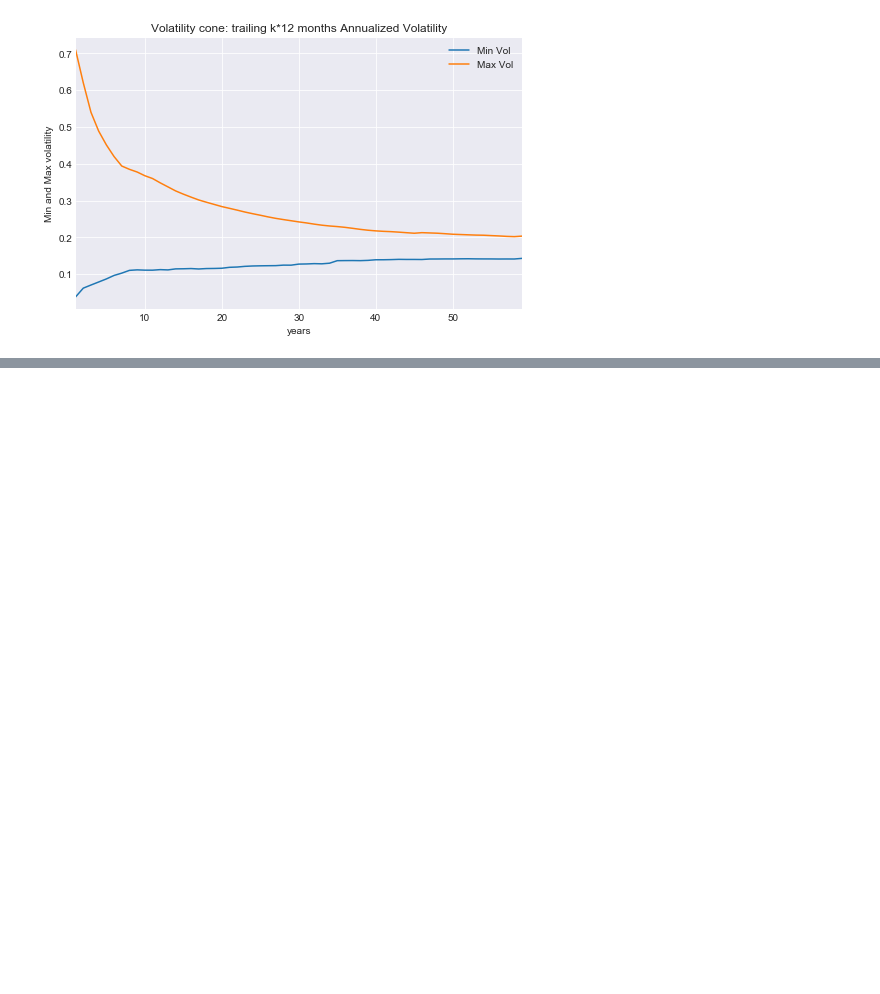
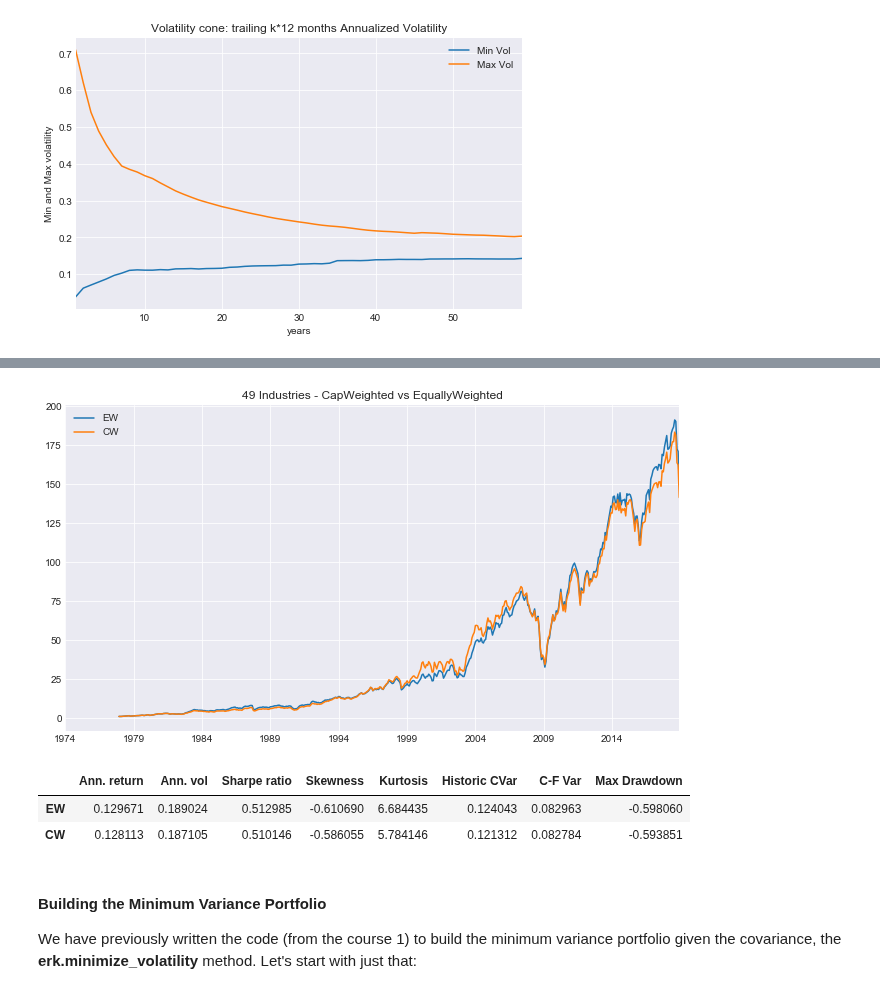
Before and after one commit to z4ir3/finance-courses, a Jupyter notebook: course_2_advanced_portfolio_construction_and_analysis_with_python/week-2.ipynb, the cells around one changed output, grey strips where cells are left out. Cells and saved outputs as stored; diff of their text form; code cells hidden in the pictures; blank space fills up the shorter version.

```diff
--- a/course_2_advanced_portfolio_construction_and_analysis_with_python/week-2.ipynb
+++ b/course_2_advanced_portfolio_construction_and_analysis_with_python/week-2.ipynb
@@ -316,0 +365,26 @@ We then try to address the stationarity risk, i.e., the fact that **risk paramet
+# %%
+nind = 49
+ind_rets = erk.get_ind_file(filetype="rets", nind=nind, ew=True)["1974":]
+ind_mcap = erk.get_ind_market_caps(nind=nind, weights=True)["1974":]
+# %%
+window  = 4*12
+ew_rets = erk.backtest_weight_scheme(ind_rets, window=window, weight_scheme=erk.weight_ew)
+cw_rets = erk.backtest_weight_scheme(ind_rets, window=window, weight_scheme=erk.weight_cw, cap_ws=ind_mcap)
+
+bt_rets   = pd.DataFrame({"EW": ew_rets, "CW": cw_rets})
+bt_growth = (1 + bt_rets).cumprod()
+bt_growth.plot(grid=True, figsize=(11,6), title="{} Industries - CapWeighted vs EquallyWeighted".format(nind))
+plt.show()
+# %% [output]
+[figure, added]
+# %%
+erk.summary_stats( bt_rets.dropna() )
+# %% [output]
+|  | Ann. return | Ann. vol | Sharpe ratio | Skewness | Kurtosis | Historic CVar | C-F Var | Max Drawdown |
+| EW | 0.129671 | 0.189024 | 0.512985 | -0.610690 | 6.684435 | 0.124043 | 0.082963 | -0.598060 |
+| CW | 0.128113 | 0.187105 | 0.510146 | -0.586055 | 5.784146 | 0.121312 | 0.082784 | -0.593851 |
+# %% [markdown]
+#### Building the Minimum Variance Portfolio
+
+We have previously written the code (from the course 1) to build the minimum variance portfolio
+given the covariance, the **erk.minimize_volatility** method. Let's start with just that:
```
Also changed, not shown: parts of 20 cells of this notebook.
